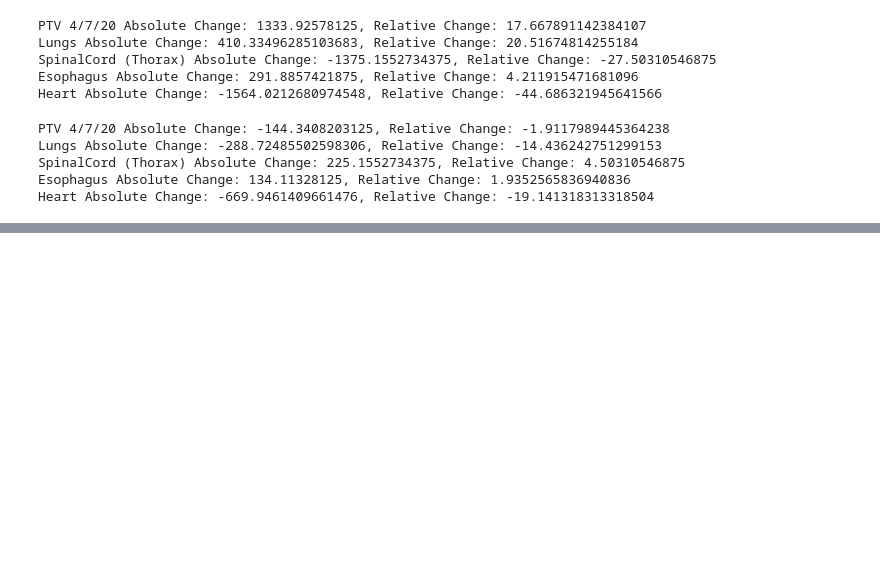
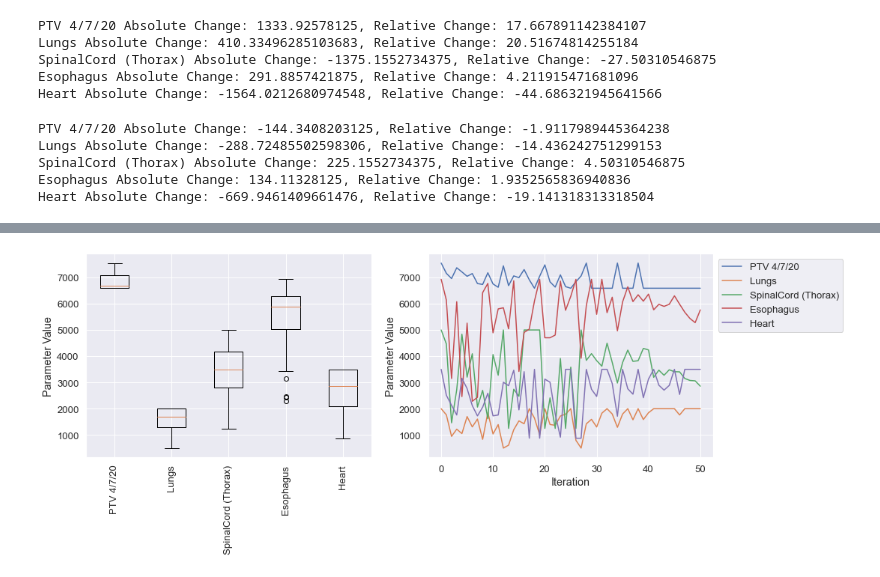
Before and after one commit to kels271828/RayBay, a Jupyter notebook: results/newPatient.ipynb, the cells around one changed output, grey strips where cells are left out. Drawn from its saved outputs; the diff is of its cells as text; code cells hidden in the pictures; blank space fills up the shorter version.

```diff
--- a/results/newPatient.ipynb
+++ b/results/newPatient.ipynb
@@ -173,0 +187,5 @@ Heart Absolute Change: -669.9461409661476, Relative Change: -19.141318313318504
+# %%
+# Parameters
+plot_pars(x_iters_quarter0)
+# %% [output]
+[figure, added]
```
Also changed, not shown: parts of 16 cells of this notebook, 15 other files.
